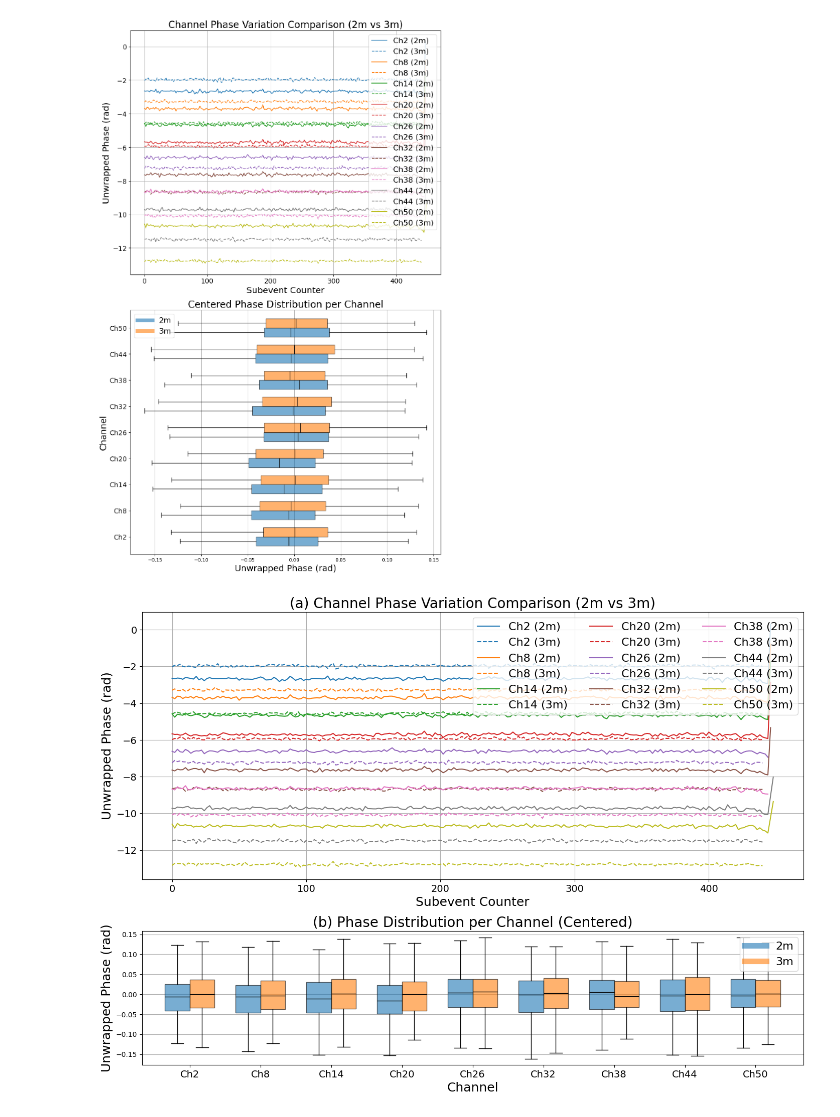
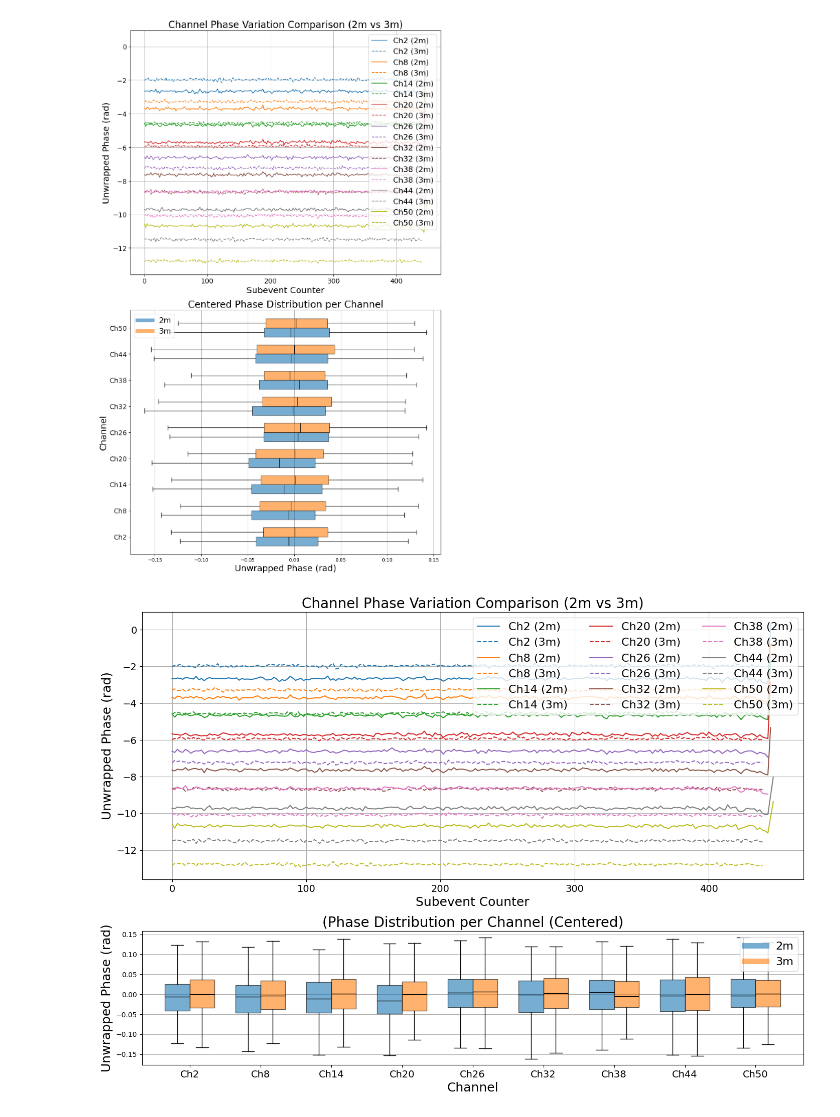
Before and after one commit to cwdao/ble6.cs.scripts, a Jupyter notebook: cs.ch.phase.test.ipynb, the cells around one changed output. Cells and saved outputs as stored; diff of their text form; code cells hidden in the pictures.

```diff
--- a/cs.ch.phase.test.ipynb
+++ b/cs.ch.phase.test.ipynb
@@ -726,7 +726,8 @@ def plot_channel_variation_compare(channel_averages_2, channel_averages_3, chann
 
     ax1.set_xlabel("Subevent Counter", fontsize=axis_label_size)
     ax1.set_ylabel("Unwrapped Phase (rad)", fontsize=axis_label_size)
-    ax1.set_title("(a) Channel Phase Variation Comparison (2m vs 3m)", fontsize=title_size)
+    # ax1.set_title("(a) Channel Phase Variation Comparison (2m vs 3m)", fontsize=title_size)
+    ax1.set_title("Channel Phase Variation Comparison (2m vs 3m)", fontsize=title_size)
     ax1.tick_params(labelsize=tick_size)
     ax1.legend(loc='upper right', ncol=3, fontsize=legend_size)
     ax1.grid()
@@ -786,32 +787,33 @@ def plot_channel_variation_compare(channel_averages_2, channel_averages_3, chann
     # ax2.grid(axis='x')
 
     # 水平排列
         # 通道标签
     ax2.set_xticks(x)
     ax2.set_xlabel("Channel", fontsize=axis_label_size)
     ax2.set_xticklabels([f"Ch{ch}" for ch in channels_to_plot], rotation=0, ha='center', fontsize=tick_size)
     ax2.set_ylabel("Unwrapped Phase (rad)", fontsize=axis_label_size)
-    ax2.set_title("(b) Phase Distribution per Channel (Centered)", fontsize=title_size)
+    # ax2.set_title("(b) Phase Distribution per Channel (Centered)", fontsize=title_size)
+    ax2.set_title("(Phase Distribution per Channel (Centered)", fontsize=title_size)
     ax2.grid(axis='y')
 
 # 图例同前
 
     # 图例
     legend_handles = [
         plt.Line2D([0], [0], color='C0', lw=8, alpha=0.6, label=label_2),
         plt.Line2D([0], [0], color='C1', lw=8, alpha=0.6, label=label_3)
     ]
     ax2.legend(handles=legend_handles, fontsize=legend_size, loc='best')
 
     plt.tight_layout()
     plt.savefig(f"./poster.fig/channel_variation_compare_{base_name}_{base_name_2}_with_boxplot.pdf", dpi=300)
     plt.savefig(f"./poster.fig/channel_variation_compare_{base_name}_{base_name_2}_with_boxplot.svg", dpi=300)
     plt.show()
 
 # 调用方式不变
 # channels_to_plot = [2, 14, 29, 50]  # 可自由指定
 # channels_to_plot = [2, 5, 8, 11, 14, 17, 20, 23, 26, 29, 32, 35, 38, 41, 44, 47, 50]
 channels_to_plot = [2,   8,   14,  20,  26,  32, 38,  44,  50]  # 展示的信道pcd.itv.4.cable
 plot_channel_variation_compare(channel_averages, channel_averages_2, channels_to_plot, label_2='2m', label_3='3m')
 # %% [output]
-[figure, old version]
+[figure, new version]
```
Also changed, not shown: parts of 1 cell of this notebook, 23 other files.
